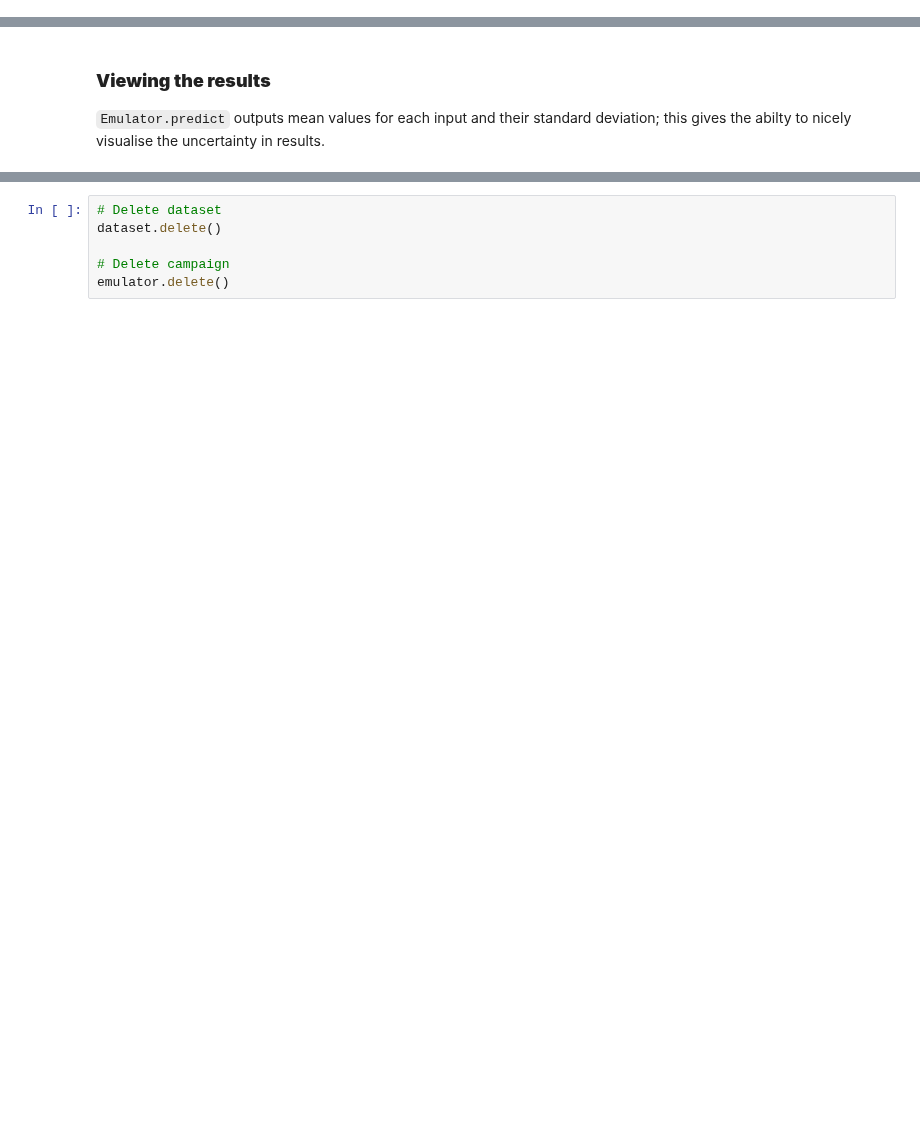
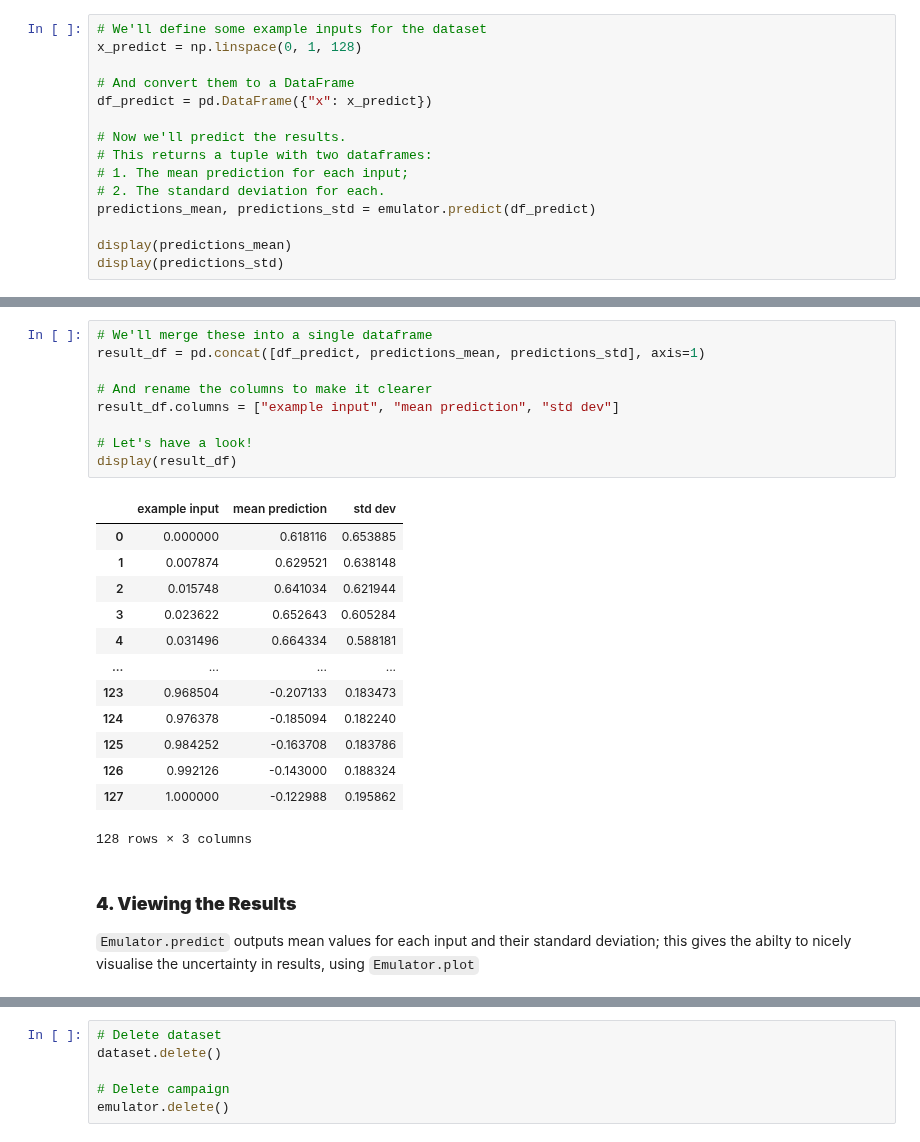
Before and after one commit to digiLab-ai/twinLab-Tutorials, a Jupyter notebook: 00-quickstart.ipynb, the cells around one changed output, grey strips where cells are left out. Cells and saved outputs as stored; diff of their text form; blank space fills up the shorter version.

```diff
--- a/00-quickstart.ipynb
+++ b/00-quickstart.ipynb
@@ -159,0 +114,15 @@ print(result_df.head())
+# %%
+# We'll define some example inputs for the dataset
+x_predict = np.linspace(0, 1, 128)
+
+# And convert them to a DataFrame
+df_predict = pd.DataFrame({"x": x_predict})
+
+# Now we'll predict the results.
+# This returns a tuple with two dataframes:
+# 1. The mean prediction for each input;
+# 2. The standard deviation for each.
+predictions_mean, predictions_std = emulator.predict(df_predict)
+
+display(predictions_mean)
+display(predictions_std)
@@ -160,5 +156,28 @@ print(result_df.head())
+# %%
+# We'll merge these into a single dataframe
+result_df = pd.concat([df_predict, predictions_mean, predictions_std], axis=1)
+
+# And rename the columns to make it clearer
+result_df.columns = ["example input", "mean prediction", "std dev"]
+
+# Let's have a look!
+display(result_df)
+# %% [output]
+|  | example input | mean prediction | std dev |
+| 0 | 0.000000 | 0.618116 | 0.653885 |
+| 1 | 0.007874 | 0.629521 | 0.638148 |
+| 2 | 0.015748 | 0.641034 | 0.621944 |
+| 3 | 0.023622 | 0.652643 | 0.605284 |
+| 4 | 0.031496 | 0.664334 | 0.588181 |
+| ... | ... | ... | ... |
+| 123 | 0.968504 | -0.207133 | 0.183473 |
+| 124 | 0.976378 | -0.185094 | 0.182240 |
+| 125 | 0.984252 | -0.163708 | 0.183786 |
+| 126 | 0.992126 | -0.143000 | 0.188324 |
+| 127 | 1.000000 | -0.122988 | 0.195862 |
+128 rows × 3 columns
 # %% [markdown]
-### **Viewing the results**
+### **4. Viewing the Results**
 
-`Emulator.predict` outputs mean values for each input and their standard deviation; this gives the abilty to nicely visualise the uncertainty in results.
+`Emulator.predict` outputs mean values for each input and their standard deviation; this gives the abilty to nicely visualise the uncertainty in results, using `Emulator.plot`
 # %%
```
Also changed, not shown: parts of 18 cells of this notebook.
